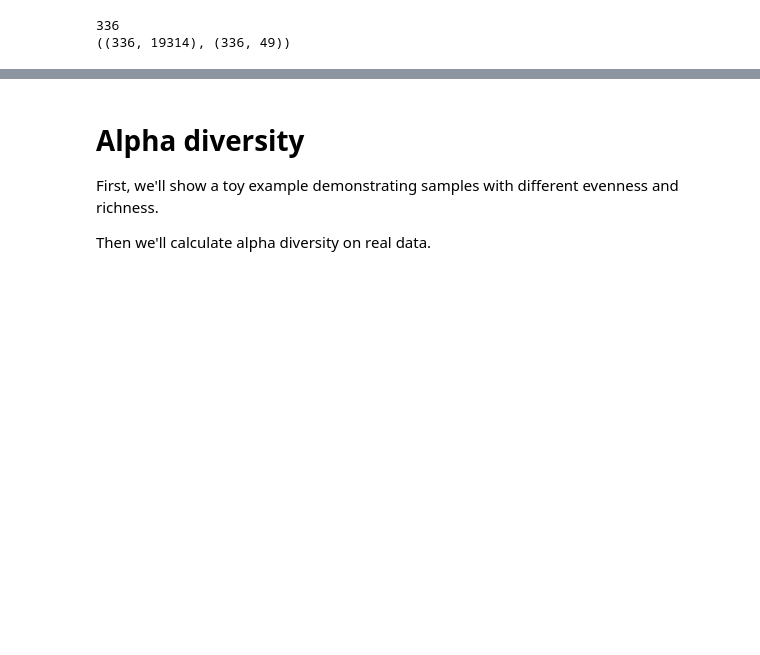
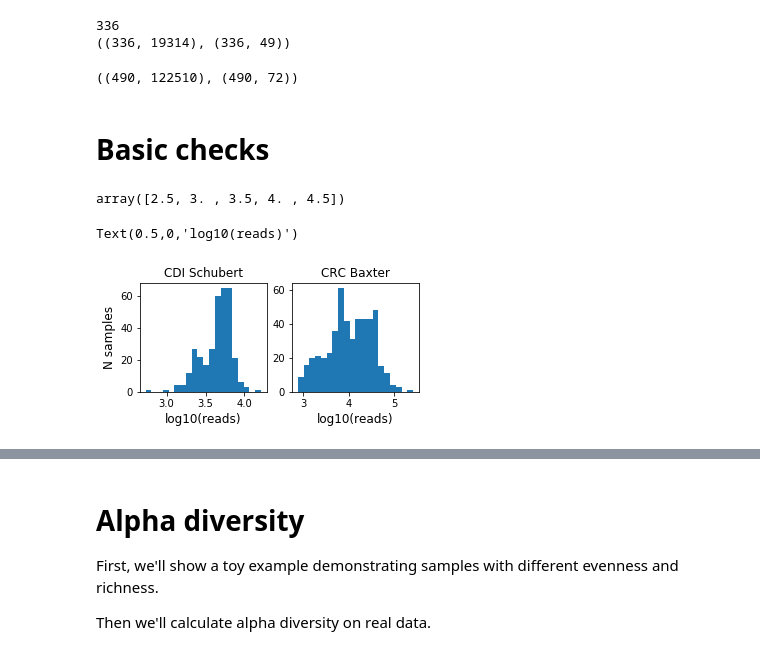
Before and after one commit to cduvallet/mbiome-data-viz, a Jupyter notebook: code/basic_microbiome_analyses.ipynb, the cells around one changed output, grey strips where cells are left out. Cells and saved outputs as stored; diff of their text form; code cells hidden in the pictures; blank space fills up the shorter version.

Commit message:
Finish most basic analyses

```diff
--- a/code/basic_microbiome_analyses.ipynb
+++ b/code/basic_microbiome_analyses.ipynb
@@ -84,3 +101,37 @@ print(df.shape, meta.shape)
 # %% [output]
 336
 ((336, 19314), (336, 49))
+# %%
+# Read in Baxter data
+fname_otu = 'data/crc_baxter_results/RDP/crc_baxter.otu_table.100.denovo.rdp_assigned'
+fname_meta = 'data/crc_baxter_results/crc_baxter.metadata.txt'
+
+df_baxt = pd.read_csv(fname_otu, sep='\t', index_col=0)
+# need to transpose df so OTUs are in columns (this is my personal preference)
+df_baxt = df_baxt.T
+meta_baxter = pd.read_csv(fname_meta, sep='\t', index_col=0)
+
+df_baxt.shape, meta_baxter.shape
+# %% [output]
+((490, 122510), (490, 72))
+# %% [markdown]
+# Basic checks
+# %%
+ax[0].get_xticks()
+# %% [output]
+array([2.5, 3. , 3.5, 4. , 4.5])
+# %%
+# Reads per sample
+fig, ax = plt.subplots(1, 2, figsize=(5, 2))
+
+ax[0].hist(np.log10(df.sum(axis=1)), bins=20)
+ax[0].set_title('CDI Schubert')
+ax[0].set_ylabel('N samples', fontsize='large')
+ax[0].set_xlabel('log10(reads)', fontsize='large')
+
+ax[1].hist(np.log10(df_baxt.sum(axis=1)), bins=20)
+ax[1].set_title('CRC Baxter')
+ax[1].set_xlabel('log10(reads)', fontsize='large')
+# %% [output]
+Text(0.5,0,'log10(reads)')
+[figure, added]
```
Also changed, not shown: parts of 3 cells of this notebook, 2 other files.
